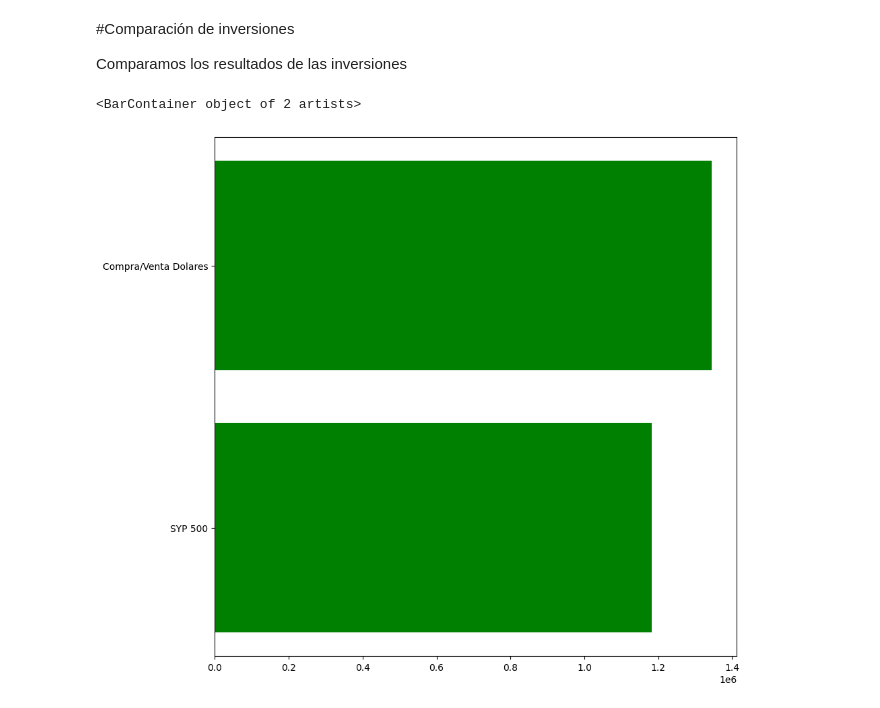
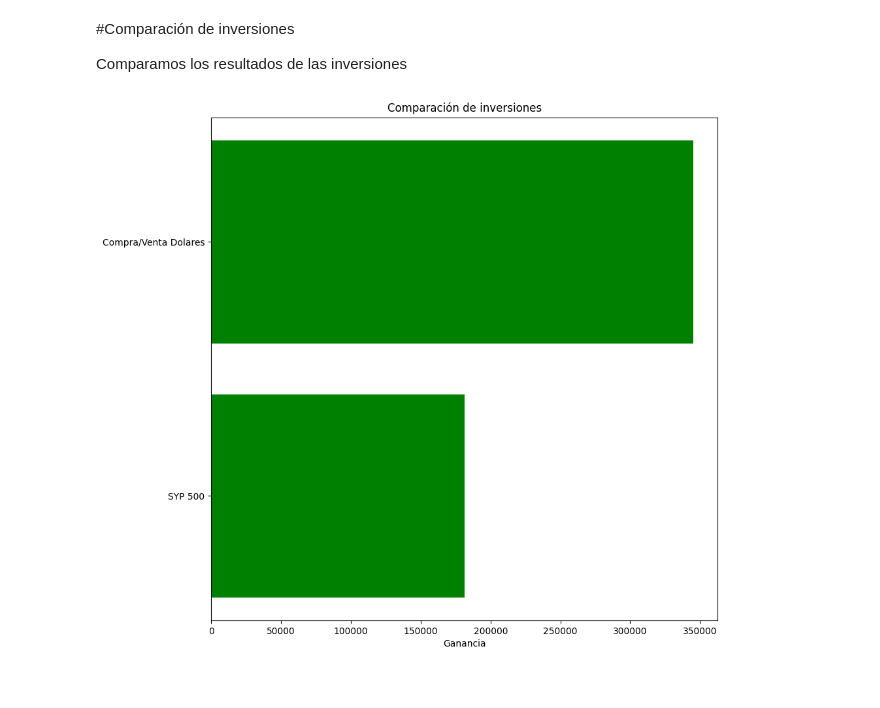
Before and after one commit to fnlopezsanz/TP_Lab_Met_Cuantitativos_Inversiones, a Jupyter notebook: notebook_inversiones.ipynb, the cells around one changed output. Cells and saved outputs as stored; diff of their text form; code cells hidden in the pictures.

```diff
--- a/notebook_inversiones.ipynb
+++ b/notebook_inversiones.ipynb
@@ -430,10 +430,13 @@ Ganancia en dólares:  345370.1113832833
 
 Comparamos los resultados de las inversiones
 # %%
+from numpy._core.defchararray import title
 plt.figure(figsize=(10,10))
 NombreInversiones = ["SYP 500", "Compra/Venta Dolares"]
-ValorInversiones = [Cn_total_spy_mantenido, CantDolaresComprador]
+ValorInversiones = [ganancia_manteniendo, GananciasDolares]
 plt.barh(NombreInversiones, ValorInversiones, color = "green")
+plt.title("Comparación de inversiones")
+plt.xlabel("Ganancia")
+plt.show()
 # %% [output]
-<BarContainer object of 2 artists>
-[figure, old version]
+[figure, new version]
```
